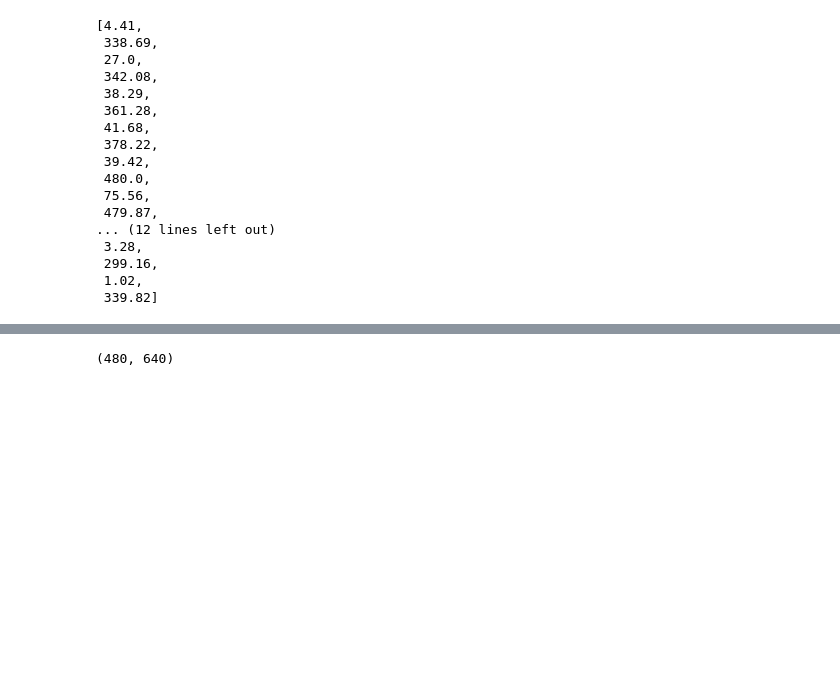
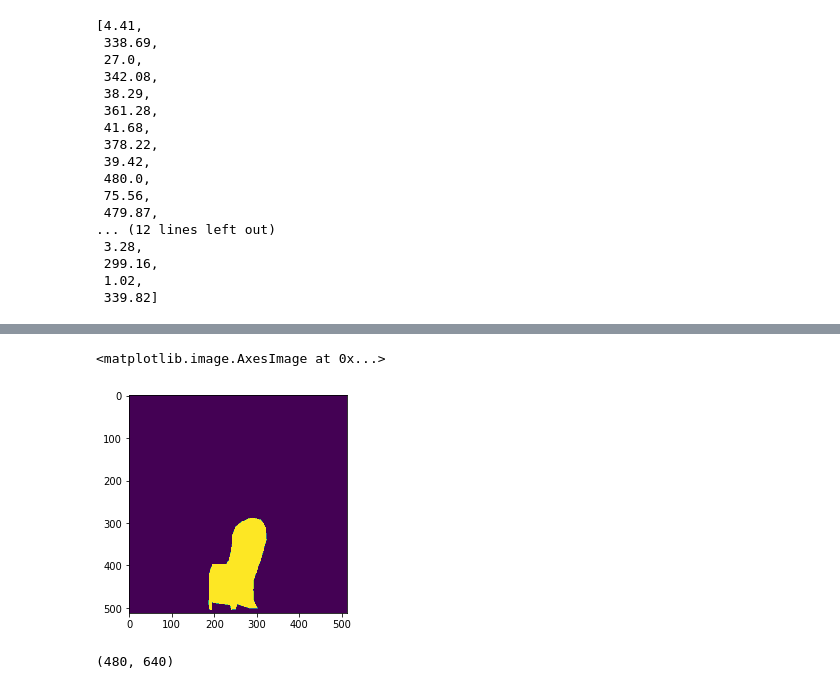
Before and after one commit to anhtu293/semantic-segmentation, a Jupyter notebook: Unet/coco.ipynb, the cells around one changed output, grey strips where cells are left out. Drawn from its saved outputs; the diff is of its cells as text; code cells hidden in the pictures; blank space fills up the shorter version.

```diff
--- a/Unet/coco.ipynb
+++ b/Unet/coco.ipynb
@@ -140,3 +153,8 @@ array([[0, 0, 0, ..., 0, 0, 0],
+# %%
+plt.imshow(mask_resized)
+# %% [output]
+<matplotlib.image.AxesImage at 0x...>
+[figure, added]
 # %%
 import numpy as np
 # %%
```
Also changed, not shown: parts of 6 cells of this notebook, 25 other files.
